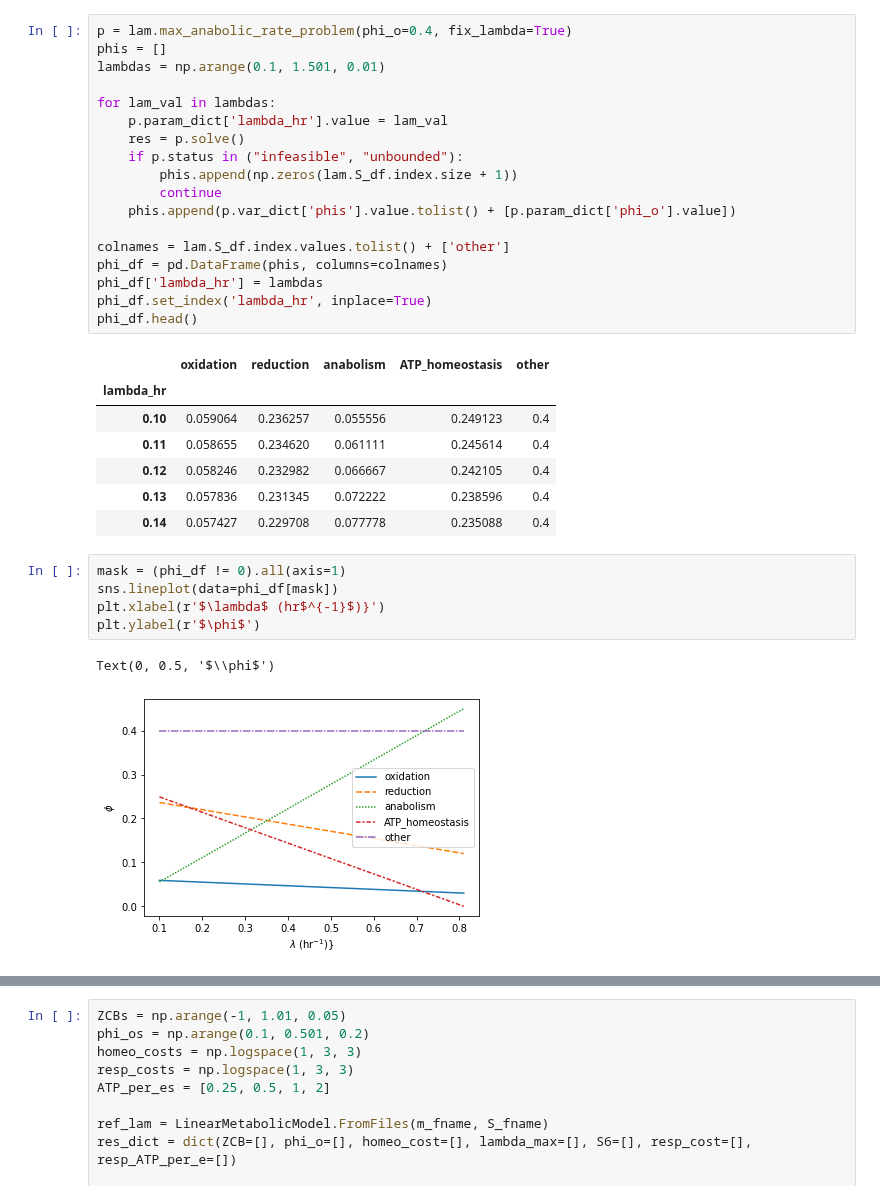
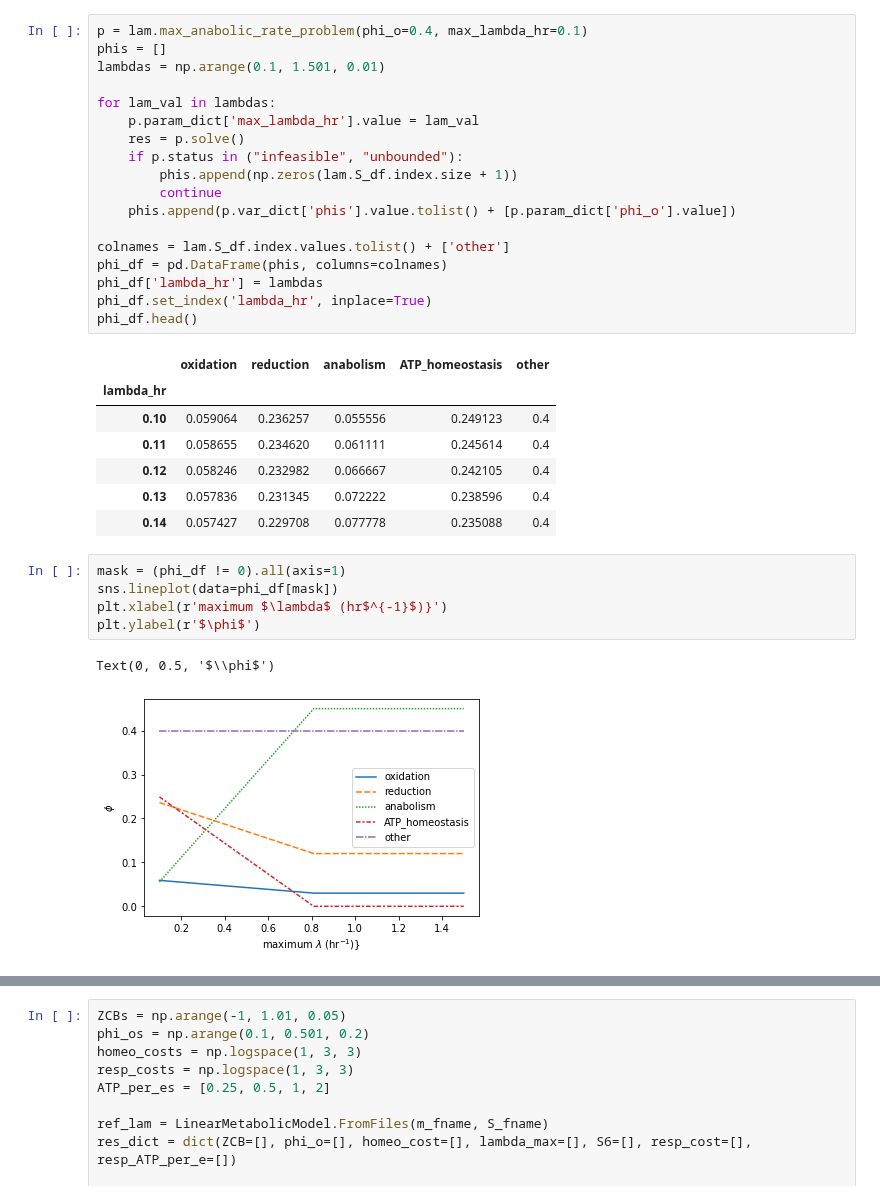
Before and after one commit to flamholz/redox-proteome, a Jupyter notebook: notebooks/LinearizedRespModel.ipynb, the cells around one changed output, grey strips where cells are left out. Drawn from its saved outputs; the diff is of its cells as text.

```diff
--- a/notebooks/LinearizedRespModel.ipynb
+++ b/notebooks/LinearizedRespModel.ipynb
@@ -42,10 +42,10 @@ p.value
 # %%
-p = lam.max_anabolic_rate_problem(phi_o=0.4, fix_lambda=True)
+p = lam.max_anabolic_rate_problem(phi_o=0.4, max_lambda_hr=0.1)
 phis = []
 lambdas = np.arange(0.1, 1.501, 0.01)
 
 for lam_val in lambdas:
-    p.param_dict['lambda_hr'].value = lam_val
+    p.param_dict['max_lambda_hr'].value = lam_val
     res = p.solve()
     if p.status in ("infeasible", "unbounded"):
         phis.append(np.zeros(lam.S_df.index.size + 1))
@@ -68,11 +68,11 @@ phi_df.head()
 # %%
 mask = (phi_df != 0).all(axis=1)
 sns.lineplot(data=phi_df[mask])
-plt.xlabel(r'$\lambda$ (hr$^{-1}$)}')
+plt.xlabel(r'maximum $\lambda$ (hr$^{-1}$)}')
 plt.ylabel(r'$\phi$')
 # %% [output]
 Text(0, 0.5, '$\\phi$')
-[figure, old version]
+[figure, new version]
 # %%
 # Use the SAlib tools to generate parameters for a sensitivity analysis
 ps = ProblemSpec({
```
Also changed, not shown: parts of 6 cells of this notebook, 1 other file.
